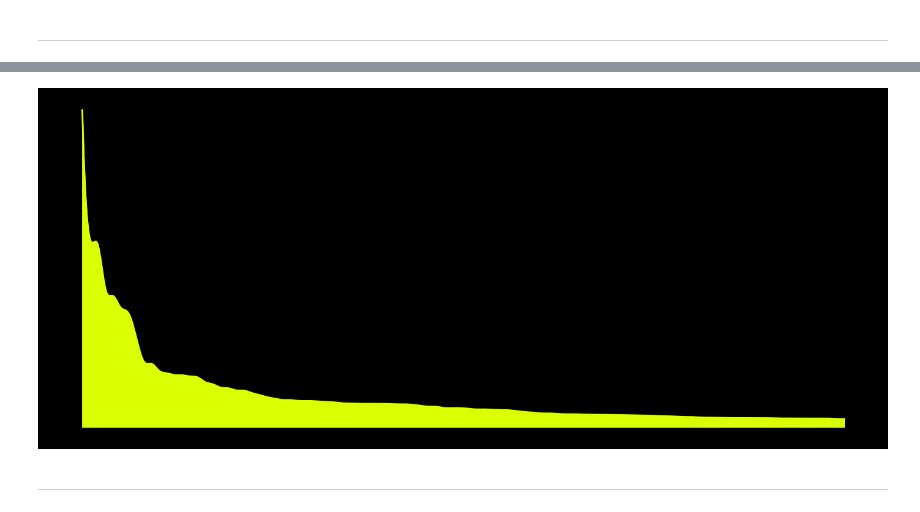
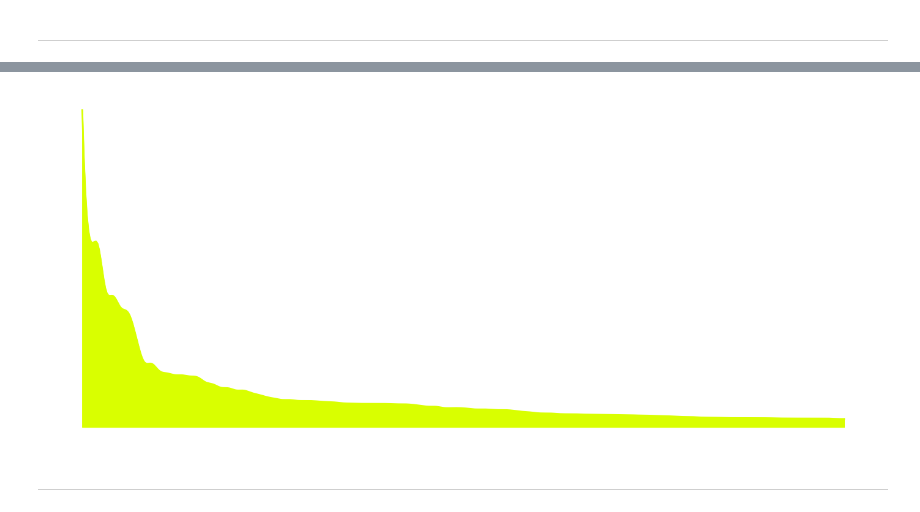
Before and after one commit to kunglin930111/DM2025-Lab1-Exercise, a Jupyter notebook: DM2025-Lab1-Master.ipynb, the cells around one changed output, grey strips where cells are left out. Drawn from its saved outputs; the diff is of its cells as text; code cells hidden in the pictures.

```diff
--- a/DM2025-Lab1-Master.ipynb
+++ b/DM2025-Lab1-Master.ipynb
@@ -1344,31 +1339,31 @@ Additionally, you can attempt to sort the terms on the `x-axis` by frequency ins
 # %%
 # Answer here
 from scipy.interpolate import make_interp_spline
 
 term_frequencies = X_counts.sum(axis=0).A1
 N = 100
 
 top_idx = term_frequencies.argsort()[-N:][::-1]
 top_terms = count_vect.get_feature_names_out()[top_idx]
 top_freqs = term_frequencies[top_idx]
 
 x = np.arange(len(top_terms))
 y = top_freqs
 
 x_smooth = np.linspace(x.min(), x.max(), 500)
 spl = make_interp_spline(x, y, k=3)
 y_smooth = spl(x_smooth)
 
-plt.figure(figsize=(14,6), facecolor='black')
+plt.figure(figsize=(14,6))
 plt.plot(x_smooth, y_smooth, color="#D9FF00", linewidth=2)
 plt.fill_between(x_smooth, y_smooth, color='#D9FF00')
 
 plt.axis('off')
 
 plt.tight_layout()
 plt.show()
 # %% [output]
-[figure, old version]
+[figure, new version]
 # %% [markdown]
 ---
 # %% [markdown]
```
Also changed, not shown: parts of 36 cells of this notebook, 9 other files.
